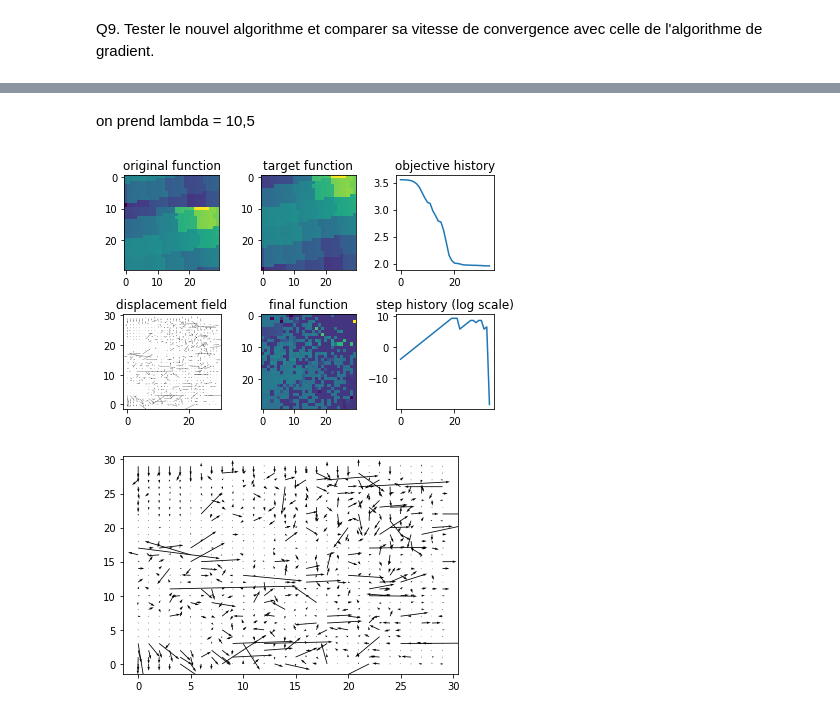
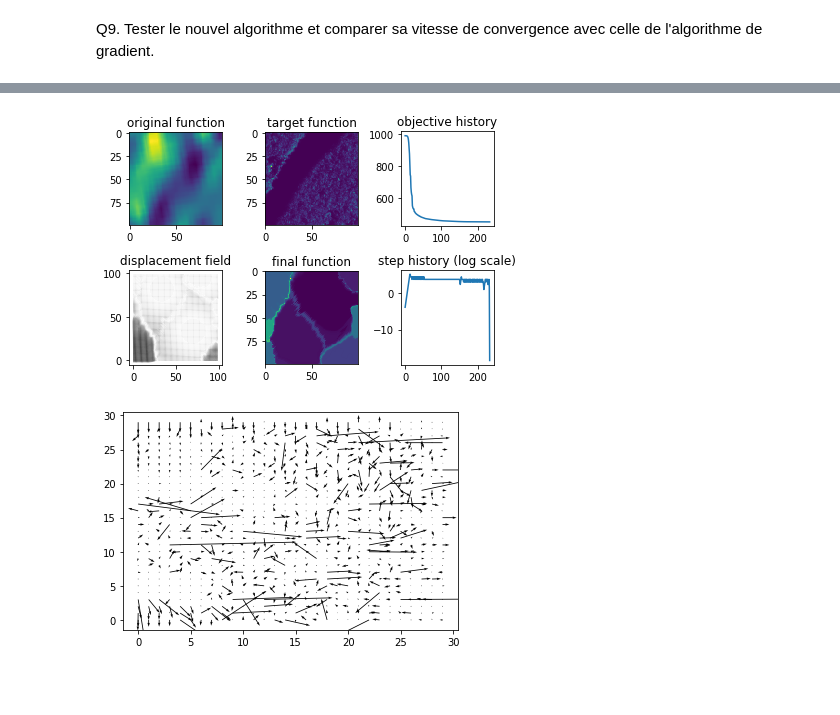
Before and after one commit to YamSok/CESBIO_BIOMASS, a Jupyter notebook: optim.ipynb, the cells around one changed output, grey strips where cells are left out. Drawn from its saved outputs; the diff is of its cells as text; code cells hidden in the pictures; blank space fills up the shorter version.

Commit message:
tests de lambda non concluants pour l'instant

```diff
--- a/optim.ipynb
+++ b/optim.ipynb
@@ -166,7 +166,7 @@ def RecalageGN(f,g,lamb,mu,nitermax,stepini,epsi) :
         ux,uy,step=linesearch(ux,uy,step,descentx,descenty,obj,f,g,lamb,mu)
         step_list.append(step)
         # Display
-        if (niter % 3 ==0) :
+        if (niter % 300 ==0) :
             print('iteration :',niter,' cost function :',obj,'step :',step)
     return ux,uy,np.array(CF),np.array(step_list),niter
 
@@ -197,15 +197,22 @@ plt.show()
 res = []
 # %%
 target = b2[1000:1100,10:110]
-original = gaussianFilter(b1[1000:1100,10:110],5)
+original = gaussianFilter(b1[1000:1100,10:110],1)
 #template = np.roll(target,5,axis=0)
 
 
+#target = target/(1 + target)
+#original = original/(1 + original)
+
 fig, ax = plt.subplots(1,2, figsize=(8,8))
-ax[0].imshow(original)
+im1 = ax[0].imshow(original)
 ax[0].set_title("Original")
-ax[1].imshow(target)
+fig.colorbar(im1,ax=ax[0])
+
+im2 = ax[1].imshow(target)
 ax[1].set_title("Target")
+fig.colorbar(im2,ax=ax[1])
+
 # ax[1].imshow(template)
 # ax[1].set_title("Template (5px shift)")
 plt.show()
@@ -370,8 +370,10 @@ Q9. Tester le nouvel algorithme et comparer sa vitesse de convergence avec celle
 # %%
 epsi=0.1
-nitermax=1000
-lamb = 10.5
+nitermax=3000
+lamb = 0.0001
+
 mu = lamb
 step0=0.01
-ux,uy,CF,step=RecalageGN(im1,im2,lamb,mu,nitermax,step0,epsi)
+ux,uy,CF,step,niter=RecalageGN(original,target,lamb,mu,nitermax,step0,epsi)
+print(niter)
 # %% [output]
@@ -406,6 +385,0 @@ print(lambk[k])
-# %%
-lamb = lambk[k]
-mu = lamb
-epsi=0.1
-nitermax= 3000
-ux,uy,CF,step,n=RecalageGN(im2,im1,lamb,mu,nitermax,step0,epsi)
@@ -424,24 +386,22 @@ iteration : 33  cost function : 1.9577136095368692 step : 655.36
-# %% [markdown]
-on prend lambda = 10,5
 # %%
 fig, ax = plt.subplots(2,3)
-ax[0,0].imshow(im2)
+ax[0,0].imshow(original)
 ax[0,0].set_title('original function')
-ax[0,1].imshow(im1)
+ax[0,1].imshow(target)
 ax[0,1].set_title('target function')
 ax[1,0].quiver(ux,uy)
 ax[1,0].set_title('displacement field')
-ax[1,1].imshow(interpol(im2,ux,uy))
+ax[1,1].imshow(interpol(original,ux,uy))
 ax[1,1].set_title('final function')
 ax[0,2].plot(CF)
 ax[0,2].set_title('objective history')
 ax[1,2].plot(np.log(step))
 ax[1,2].set_title('step history (log scale)')
 
 plt.tight_layout()
 plt.show()
 # %% [output]
-[figure, old version]
+[figure, new version]
 # %%
 plt.quiver(ux, uy)
 plt.show()
```
Also changed, not shown: parts of 10 cells of this notebook.
